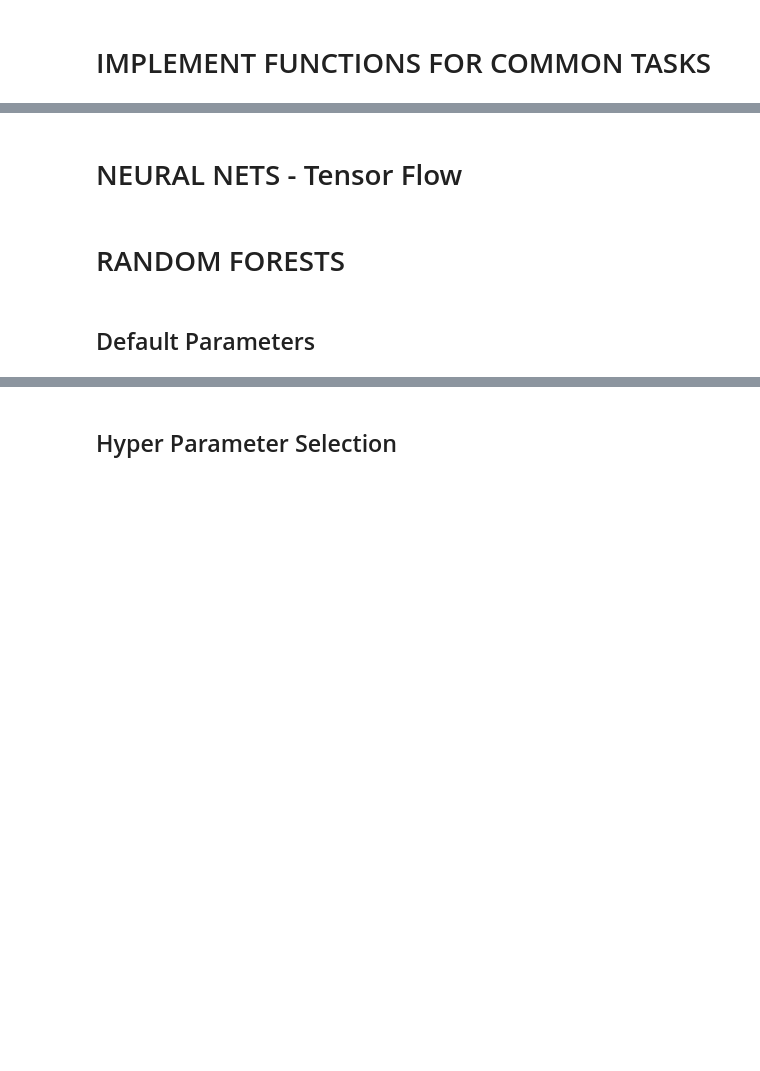
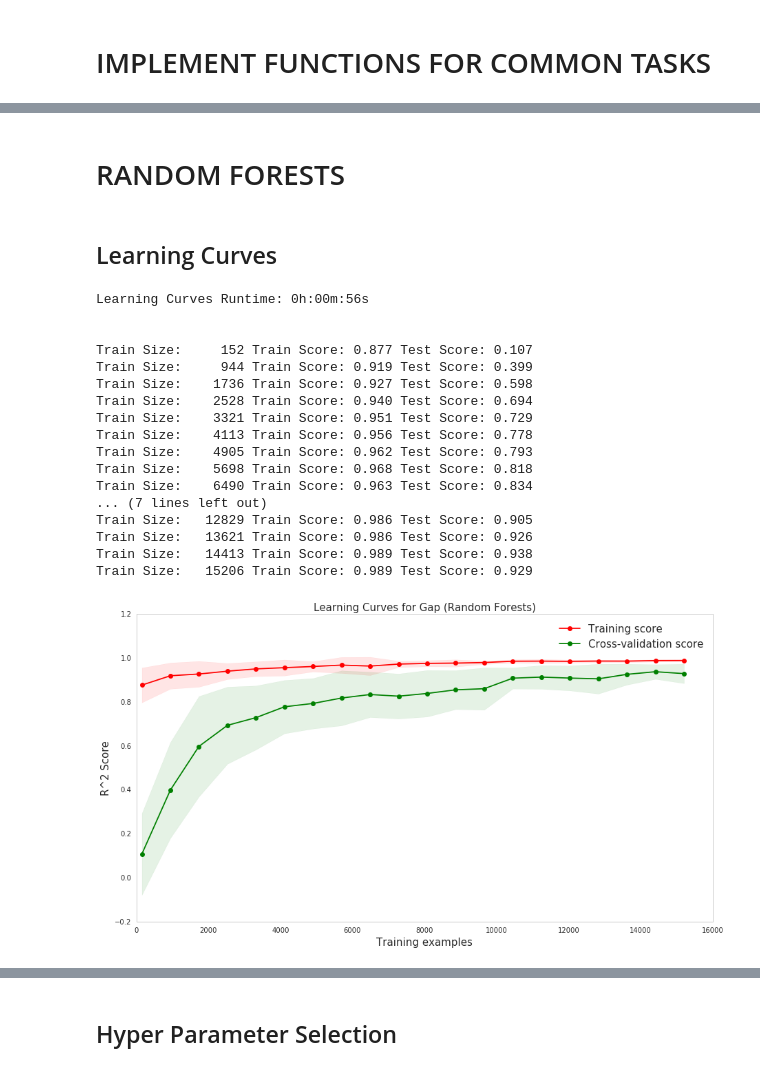
Before and after one commit to rvishakh/udacity, a Jupyter notebook: MLND/capstone/didi/implement_basic.ipynb, the cells around one changed output, grey strips where cells are left out. Saved outputs shown, nothing was run; the diff lists cells and outputs as text; code cells hidden in the pictures; blank space fills up the shorter version.

```diff
--- a/MLND/capstone/didi/implement_basic.ipynb
+++ b/MLND/capstone/didi/implement_basic.ipynb
@@ -473,23 +428,0 @@ def gap_forecast(**kwargs):
-# %%
-# Generate learning curves by varying training sizes
-# Use Training vs Cross-validation curves
-def generate_learningcurves(**kwargs):
-
-    gX_train      = kwargs["gX_train"]
-    gy_train      = kwargs["gy_train"]
-
-    alg           = kwargs["alg"]
-    alg_name      = kwargs["alg_name"]
-
-    # Plot learning curve - Demand
-    X, y = gX_train, gy_train
-
-    title = 'Learning Curves for Gap (' + alg_name + ')'
-
-    # Cross validation with 25 iterations to get smoother mean test and train
-    # score curves, each time with 20% data randomly selected as a validation set.
-    cv = cross_validation.ShuffleSplit(X.shape[0], n_iter=25, test_size=0.2, random_state=0)
-
-    estimator = alg
-    plot_learning_curve(estimator, title, X, y, cv=cv, n_jobs=-1, train_sizes=np.linspace(.01, 1.0, 20))
-    plt.show()
@@ -574,16 +490,28 @@ def select_hyperparams(**kwargs):
     gap_estimate(gX_train=gX_train, gX_test=gX_test, g_fitfunc=g_gs)
-# %% [markdown]
-# NEURAL NETS - Tensor Flow
 # %% [markdown]
 # RANDOM FORESTS
-# %% [markdown]
-## Default Parameters
+# %% [markdown]
+## Learning Curves
 # %%
-from sklearn.ensemble import RandomForestRegressor
-
 # Random Forests only supports MSE score for deciding splits
 generate_learningcurves(gX_train=gX_train, gy_train=gy_train,
                         alg=RandomForestRegressor(), alg_name="Random Forests")
-
-generate_traintestscores(gX_train=gX_train, gy_train=gy_train, gX_test=gX_test, gy_test=gy_test,
-                         alg=RandomForestRegressor(), alg_name="Random Forests")
+# %% [output]
+Learning Curves Runtime: 0h:00m:56s
+
+
+Train Size:     152 Train Score: 0.877 Test Score: 0.107
+Train Size:     944 Train Score: 0.919 Test Score: 0.399
+Train Size:    1736 Train Score: 0.927 Test Score: 0.598
+Train Size:    2528 Train Score: 0.940 Test Score: 0.694
+Train Size:    3321 Train Score: 0.951 Test Score: 0.729
+Train Size:    4113 Train Score: 0.956 Test Score: 0.778
+Train Size:    4905 Train Score: 0.962 Test Score: 0.793
+Train Size:    5698 Train Score: 0.968 Test Score: 0.818
+Train Size:    6490 Train Score: 0.963 Test Score: 0.834
+... (7 lines left out)
+Train Size:   12829 Train Score: 0.986 Test Score: 0.905
+Train Size:   13621 Train Score: 0.986 Test Score: 0.926
+Train Size:   14413 Train Score: 0.989 Test Score: 0.938
+Train Size:   15206 Train Score: 0.989 Test Score: 0.929
+[figure, added]
```
Also changed, not shown: parts of 33 cells of this notebook.
